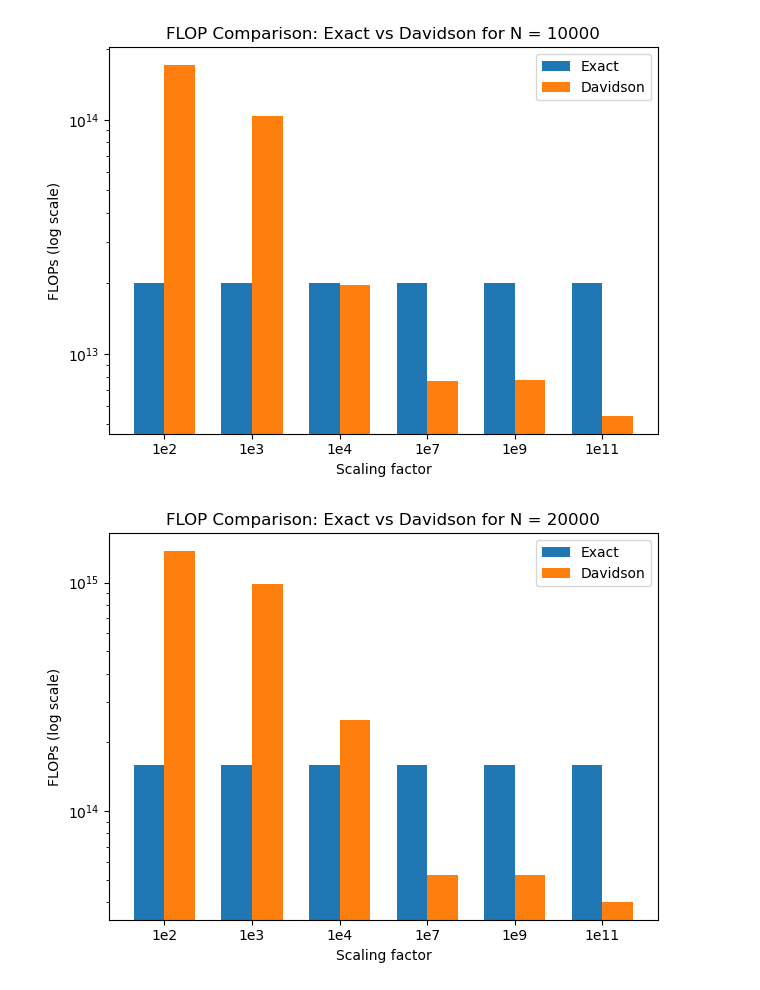
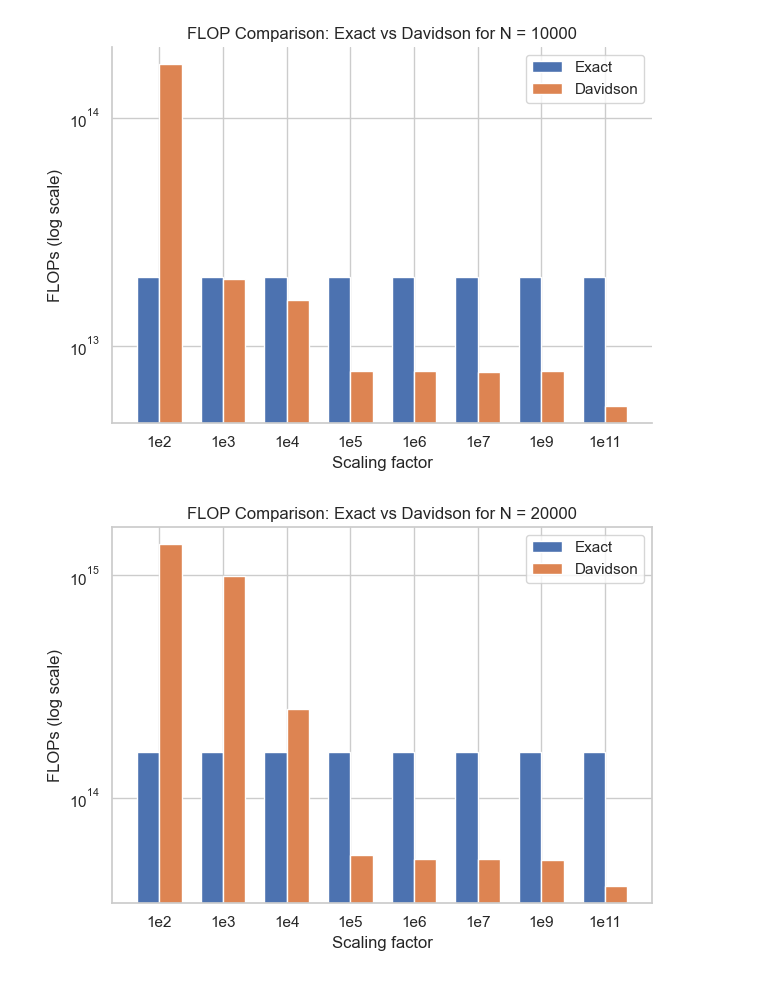
Before and after one commit to framere/Final_codes_MA, a Jupyter notebook: Davidson_jacobi/RANDOM_MATRIX/Plots.ipynb, the cells around one changed output. Saved outputs shown, nothing was run; the diff lists cells and outputs as text; code cells hidden in the pictures.

```diff
--- a/Davidson_jacobi/RANDOM_MATRIX/Plots.ipynb
+++ b/Davidson_jacobi/RANDOM_MATRIX/Plots.ipynb
@@ -1,6 +1,10 @@
 # %%
 import matplotlib.pyplot as plt
 import numpy as np
+import seaborn as sns
+
+sns.set(style="whitegrid")
+sns.set_context("notebook")
 
 matrices = [f"A{i}" for i in range(1, 7)]
 odd_numbers = 20*(10000)**3
@@ -51,28 +56,29 @@ plt.show()
 # %%
-larger_system_x = np.ones(6) * even_numbers
-smaller_system_x = np.ones(6) * odd_numbers
+larger_system_x = np.ones(8) * even_numbers
+smaller_system_x = np.ones(8) * odd_numbers
 
-flops_larger = np.array([1375833673055660, 989072830408400, 251611935895600, 52889116219360, 52695837864640, 40054858360000])
-flops_smaller = np.array([171401308803640, 103243812008660, 19634098930660, 7683516127680, 7713966805440, 5422167000000])
+flops_larger = np.array([1375833673055660, 989072830408400, 251611935895600,55356026986720, 53102387740000, 52889116219360, 52695837864640, 40054858360000])
+flops_smaller = np.array([171401308803640, 19634098930660, 15798387926340, 7729249920000, 7724151261120, 7683516127680, 7713966805440, 5422167000000])
 
-labels = ['1e2', '1e3', '1e4', '1e7', '1e9', '1e11']
+labels = ['1e2', '1e3', '1e4', '1e5', '1e6', '1e7', '1e9', '1e11']
 
 x = np.arange(len(labels))
 
 width = 0.35
 
 plt.bar(x - width/2, smaller_system_x, width, label='Exact')
 plt.bar(x + width/2, flops_smaller, width, label='Davidson')
 plt.yscale('log')
 plt.ylabel('FLOPs (log scale)')
 plt.xlabel('Scaling factor')
 plt.title('FLOP Comparison: Exact vs Davidson for N = 10000')
 plt.xticks(x, labels)
 plt.legend()
 plt.tight_layout()
+sns.despine()
 plt.show()
 # %% [output]
-[figure, old version]
+[figure, new version]
 # %%
 plt.bar(x - width/2, larger_system_x, width, label='Exact')
 plt.bar(x + width/2, flops_larger, width, label='Davidson')
@@ -85,4 +91,4 @@ plt.legend()
 plt.tight_layout()
 plt.show()
 # %% [output]
-[figure, old version]
+[figure, new version]
```
Also changed, not shown: parts of 2 cells of this notebook, 5 other files.
